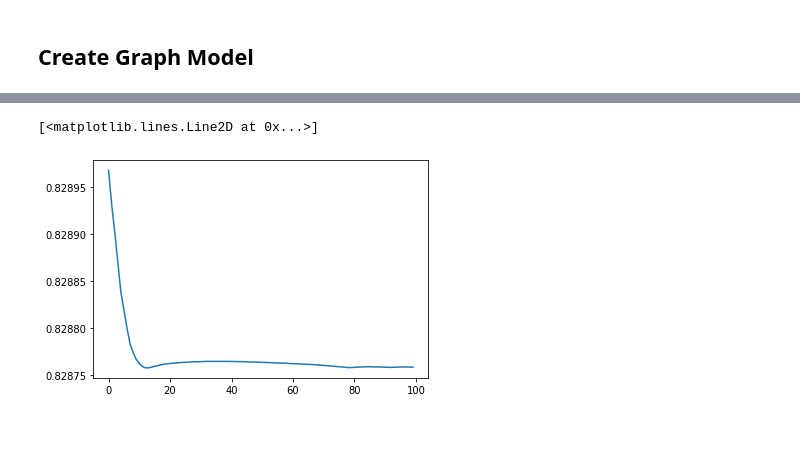
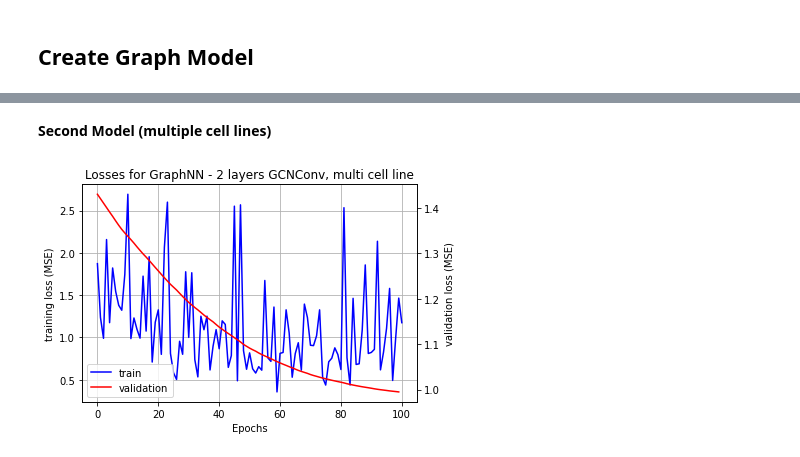
Before and after one commit to MatDagommer/crispr-genomics, a Jupyter notebook: graphNN.ipynb, the cells around one changed output, grey strips where cells are left out. Cells and saved outputs as stored; diff of their text form; code cells hidden in the pictures; blank space fills up the shorter version.

```diff
--- a/graphNN.ipynb
+++ b/graphNN.ipynb
@@ -259,7 +286,7 @@ class AchillesDataset(Dataset):
 # %% [markdown]
 ## Create Graph Model
 # %%
-from torch_geometric.nn import GCNConv
+from torch_geometric.nn import GCNConv, SAGEConv, GCN2Conv
 
 class GCN(torch.nn.Module):
 
@@ -268,9 +295,19 @@ class GCN(torch.nn.Module):
 
         self.edge_attr = edge_attr
         self.edge_index = edge_index
-        self.conv1 = GCNConv(1, 1, edge_weights = self.edge_attr)
+        self.conv1 = GCN2Conv(1, 1, edge_weights = self.edge_attr)
+        #self.conv2 = SAGEConv(1, 1, edge_weights = self.edge_attr)
+        #self.conv3 = GCNConv(1, 1, edge_weights = self.edge_attr)
 
     def forward(self, x_input):
-        x = self.conv1(x_input, self.edge_index)
-        x = F.relu(x)
+        #x = self.conv1(x_input, self.edge_index)
+        #x = self.conv2(x, self.edge_index)
+        #x = self.conv3(x, self.edge_index)
+        #x = F.relu(x)
+
+        x = self.conv1(x_input, x_0 = x_input, edge_index = edge_index)#, edge_index)
+        #x = F.relu(x)
+        #x = F.dropout(x, training=self.training)
+        #x = self.conv2(x, edge_index)
+
         return x
@@ -277,3 +390,5 @@ class GCN(torch.nn.Module):
+# %% [markdown]
+**Second Model (multiple cell lines)**
 # %%
 n_epochs = 100
 device = 'cuda'
@@ -344,6 +447,24 @@ for epoch in tqdm(range(n_epochs)):
-# %%
-plt.plot(losses)
-# %% [output]
-[<matplotlib.lines.Line2D at 0x...>]
-[figure, removed]
+# %%
+#plt.plot(train_losses)
+fig, ax = plt.subplots()
+
+lns1 = ax.plot(train_losses, 'b', label = 'train')
+ax2 = ax.twinx()
+lns2 = ax2.plot(val_losses, 'r', label = 'validation')
+
+#ax.legend(['train'])
+#ax2.legend(['validation'], loc = 'lower right')
+lns = lns1+lns2
+labs = [l.get_label() for l in lns]
+ax.legend(lns, labs, loc=0)
+
+ax.set_title('Losses for GraphNN - 2 layers GCNConv, multi cell line')
+ax.set_xlabel('Epochs')
+ax.set_ylabel('training loss (MSE)')
+ax2.set_ylabel('validation loss (MSE)')
+
+ax.grid('on')
+plt.savefig('2layerconvGNN_multicl.png', bbox_inches = 'tight')
+# %% [output]
+[figure, added]
 # %%
```
Also changed, not shown: parts of 26 cells of this notebook.
